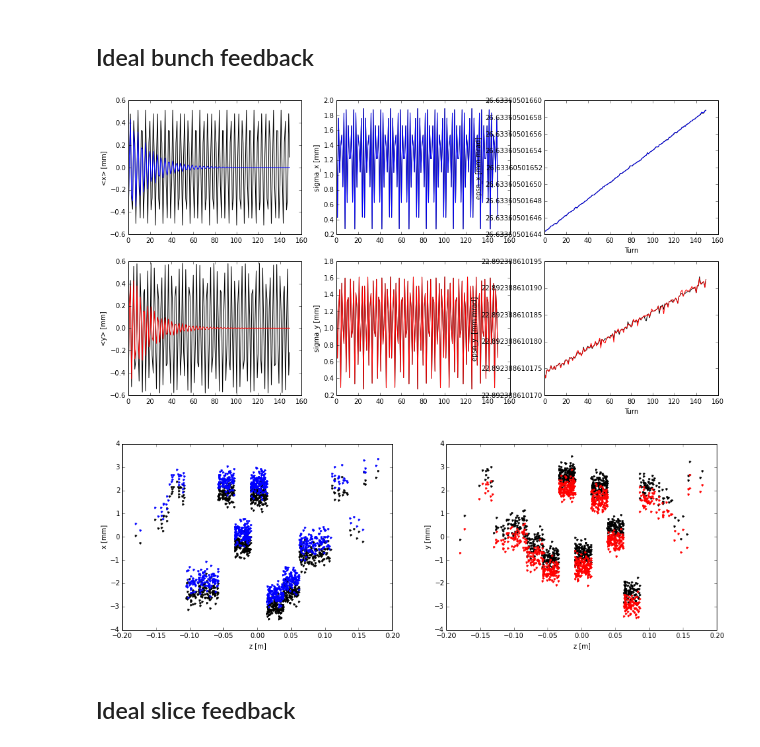
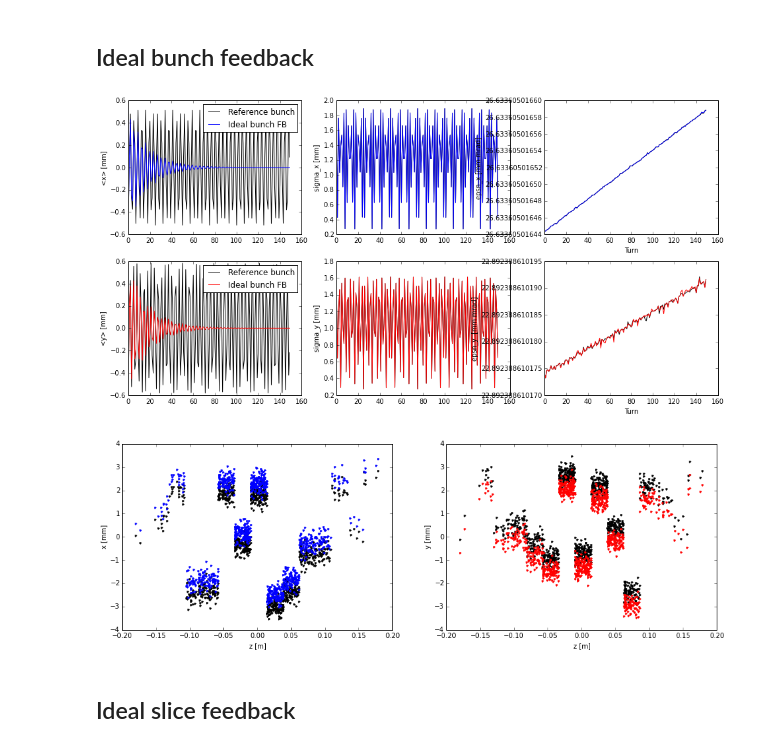
Before and after one commit to jkomppula/PyHEADTAIL_feedback, a Jupyter notebook: interactive-tests/onebox_feedback.ipynb, the cells around one changed output. Cells and saved outputs as stored; diff of their text form; code cells hidden in the pictures.

```diff
--- a/interactive-tests/onebox_feedback.ipynb
+++ b/interactive-tests/onebox_feedback.ipynb
@@ -106,13 +106,15 @@ class BunchDump(object):
         self.epsn_y = np.append(self.epsn_y,[self.bunch.epsn_y()])
         self.epsn_z = np.append(self.epsn_z,[self.bunch.epsn_z()])
 # %%
-def compare_bunch_dumps(dump_0,dump_1):
+def compare_traces(dump_0,dump_1,label_1,label_2):
     fig = plt.figure(figsize=(16, 8))
     ax_x_mean = fig.add_subplot(231)
     ax_x_sigma = fig.add_subplot(232)
     ax_x_epsn = fig.add_subplot(233)
 
-    ax_x_mean.plot(dump_0.turn, dump_0.mean_x*1000,'k-',dump_1.turn, dump_1.mean_x*1000,'b-')
+    ax_x_mean.plot(dump_0.turn, dump_0.mean_x*1000,'k-', label=label_1)
+    ax_x_mean.plot(dump_1.turn, dump_1.mean_x*1000,'b-', label=label_2)
+    ax_x_mean.legend(loc='upper right')
     ax_x_mean.set_ylabel('<x> [mm]')
     ax_x_mean.ticklabel_format(useOffset=False)
 
@@ -129,8 +131,9 @@ def compare_bunch_dumps(dump_0,dump_1):
     ax_y_sigma = fig.add_subplot(235)
     ax_y_epsn = fig.add_subplot(236)
 
-
-    ax_y_mean.plot(dump_0.turn, dump_0.mean_y*1000,'k-',dump_1.turn, dump_1.mean_y*1000,'r-')
+    ax_y_mean.plot(dump_0.turn, dump_0.mean_y*1000,'k-', label=label_1)
+    ax_y_mean.plot(dump_1.turn, dump_1.mean_y*1000,'r-', label=label_2)
+    ax_y_mean.legend(loc='upper right')
     ax_y_mean.set_ylabel('<y> [mm]')
     ax_y_mean.ticklabel_format(useOffset=False)
 
@@ -223,18 +226,21 @@ track(n_turns, bunch_0,maps_ref,dump_ref)
 # %% [markdown]
 ## Ideal bunch feedback
 # %%
+# This is the simplest possible feedback. It takes averages values of xp and yp and correct them gain amount.
+# IdealBunchFeedback is only implemented for testing the general feedback code because of its simplicity
+
 bunch_ideal_bunch_FB = copy.deepcopy(bunch_ref)
 dump_ideal_bunch_FB = BunchDump(bunch_ideal_bunch_FB)
 
 feedback_map = IdealBunchFeedback(feedback_gain)
 total_map_FB = [i for i in trans_map] + [long_map] + [feedback_map]
 
 track(n_turns, bunch_ideal_bunch_FB,total_map_FB,dump_ideal_bunch_FB)
 
-compare_bunch_dumps(dump_ref,dump_ideal_bunch_FB)
+compare_traces(dump_ref,dump_ideal_bunch_FB, 'Reference bunch', 'Ideal bunch FB')
 plot_projections( bunch_0, bunch_ideal_bunch_FB)
 # %% [output]
-[figure, old version]
+[figure, new version]
 [figure]
 # %% [markdown]
 ## Ideal slice feedback
```
Also changed, not shown: parts of 4 cells of this notebook, 5 other files.
